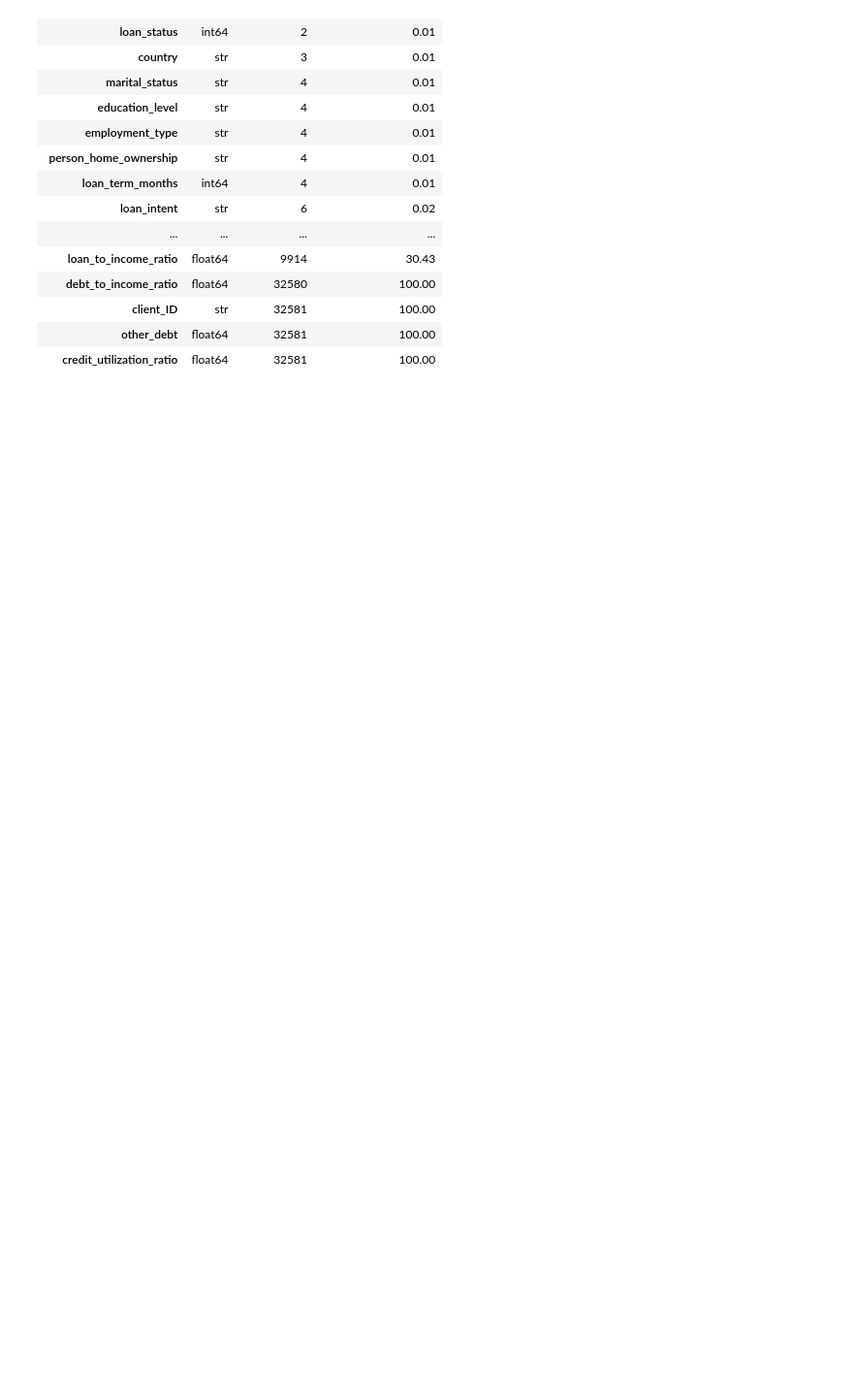
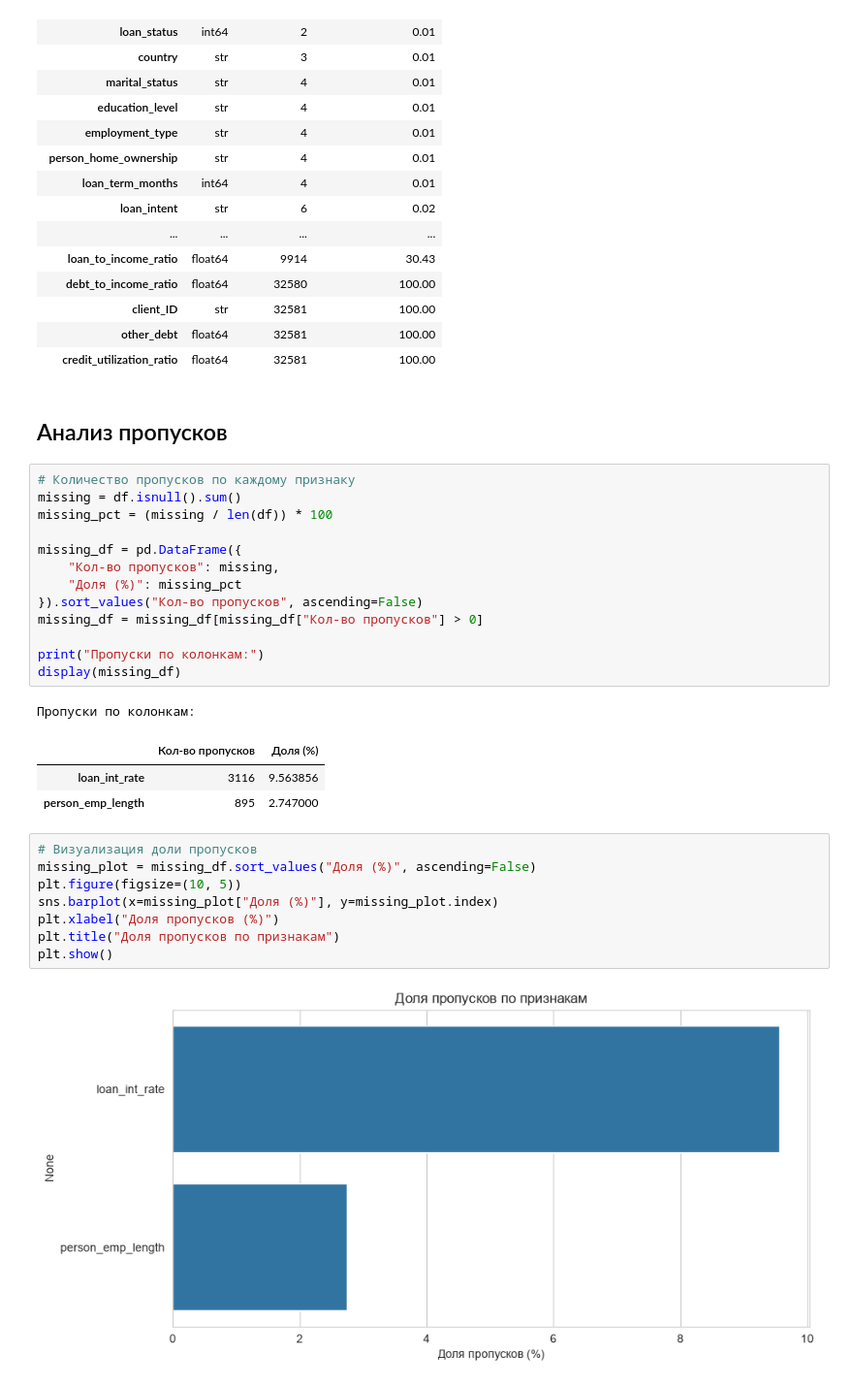
Before and after one commit to null-route-dev/credit-risk-classification, a Jupyter notebook: notebooks/01_eda_analysis.ipynb, the cells around one changed output. Shown at 97% size. Cells and saved outputs as stored; diff of their text form; blank space fills up the shorter version.

Commit message:
feat: add analysis of missing values

```diff
--- a/notebooks/01_eda_analysis.ipynb
+++ b/notebooks/01_eda_analysis.ipynb
@@ -183,3 +183,33 @@ display(unique_info)
 | client_ID | str | 32581 | 100.00 |
 | other_debt | float64 | 32581 | 100.00 |
 | credit_utilization_ratio | float64 | 32581 | 100.00 |
+# %% [markdown]
+## Анализ пропусков
+# %%
+# Количество пропусков по каждому признаку
+missing = df.isnull().sum()
+missing_pct = (missing / len(df)) * 100
+
+missing_df = pd.DataFrame({
+    "Кол-во пропусков": missing,
+    "Доля (%)": missing_pct
+}).sort_values("Кол-во пропусков", ascending=False)
+missing_df = missing_df[missing_df["Кол-во пропусков"] > 0]
+
+print("Пропуски по колонкам:")
+display(missing_df)
+# %% [output]
+Пропуски по колонкам:
+|  | Кол-во пропусков | Доля (%) |
+| loan_int_rate | 3116 | 9.563856 |
+| person_emp_length | 895 | 2.747000 |
+# %%
+# Визуализация доли пропусков
+missing_plot = missing_df.sort_values("Доля (%)", ascending=False)
+plt.figure(figsize=(10, 5))
+sns.barplot(x=missing_plot["Доля (%)"], y=missing_plot.index)
+plt.xlabel("Доля пропусков (%)")
+plt.title("Доля пропусков по признакам")
+plt.show()
+# %% [output]
+[figure, added]
```
Also changed, not shown: parts of 2 cells of this notebook.
